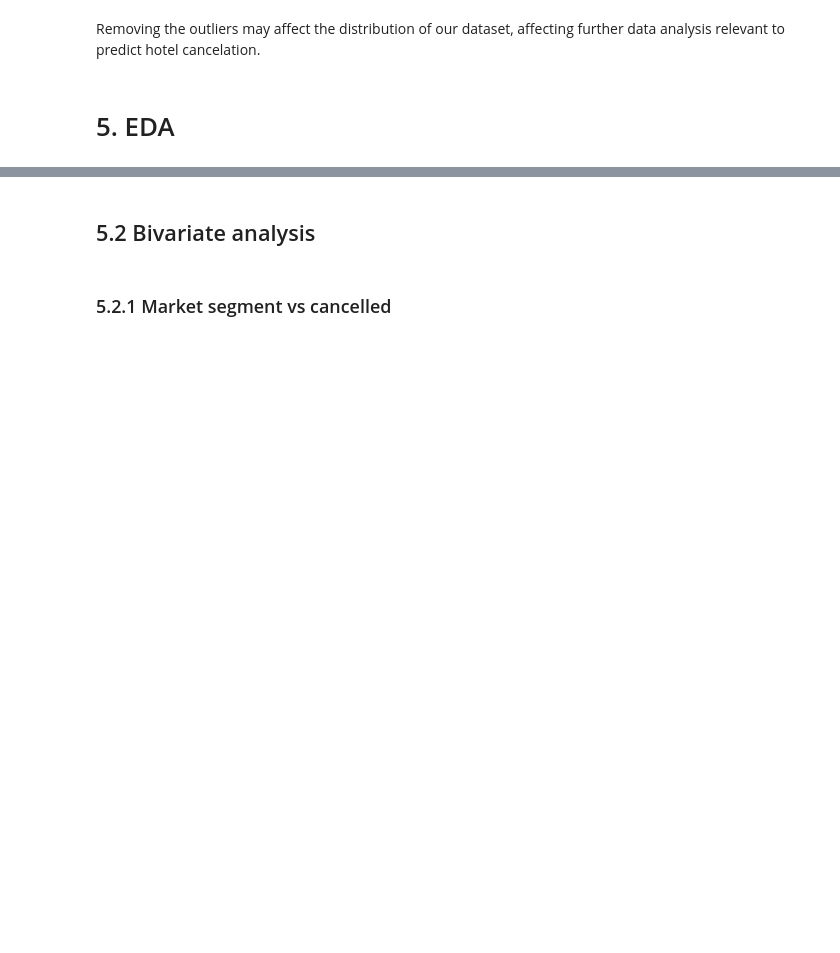
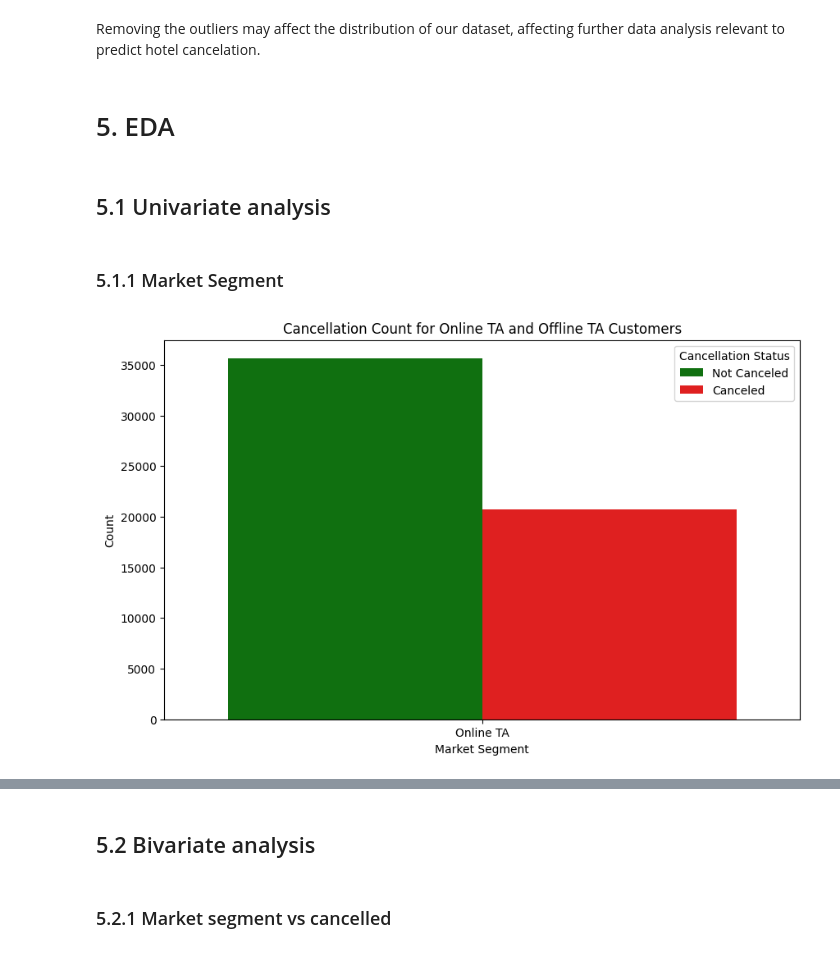
Before and after one commit to MuchiriKinyua/Hotel-booking-and-cancellation-system, a Jupyter notebook: Student.ipynb, the cells around one changed output, grey strips where cells are left out. Drawn from its saved outputs; the diff is of its cells as text; code cells hidden in the pictures; blank space fills up the shorter version.

Commit message:
univariate analysis

```diff
--- a/Student.ipynb
+++ b/Student.ipynb
@@ -520,3 +520,27 @@ plt.show()
 Removing the outliers may affect the distribution of our dataset, affecting further data analysis relevant to predict hotel cancelation.
 # %% [markdown]
 # 5. EDA
+# %% [markdown]
+## 5.1 Univariate analysis
+# %% [markdown]
+### 5.1.1 Market Segment
+# %%
+# Filter data for Online TA and Offline TA customers
+ta_data = hotel[hotel["market_segment"].isin(["Online TA", "Offline TA/TO"])]
+
+# plotting the figure
+plt.figure(figsize=(10, 6))
+
+# Count plot
+sns.countplot(x = "market_segment", hue = "is_canceled", data = ta_data, palette={0: "green", 1: "red"})
+
+# labels
+plt.title("Cancellation Count for Online TA and Offline TA Customers")
+plt.xlabel("Market Segment")
+plt.ylabel("Count")
+plt.legend(title = "Cancellation Status", labels = ["Not Canceled", "Canceled"])
+
+# Display the visual
+plt.show()
+# %% [output]
+[figure, added]
```
Also changed, not shown: parts of 5 cells of this notebook.
